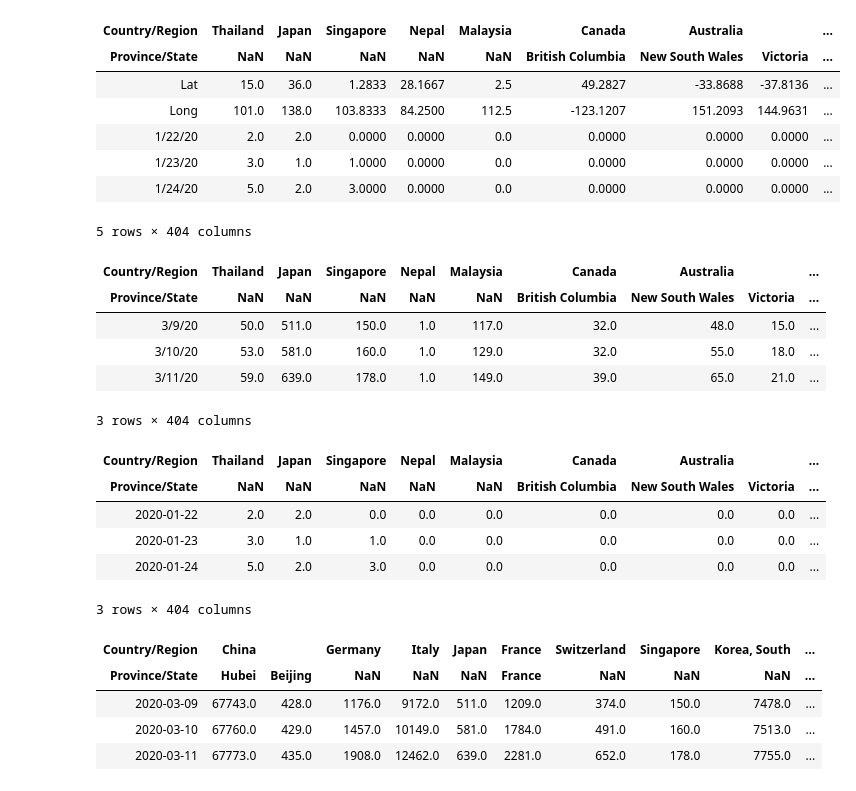
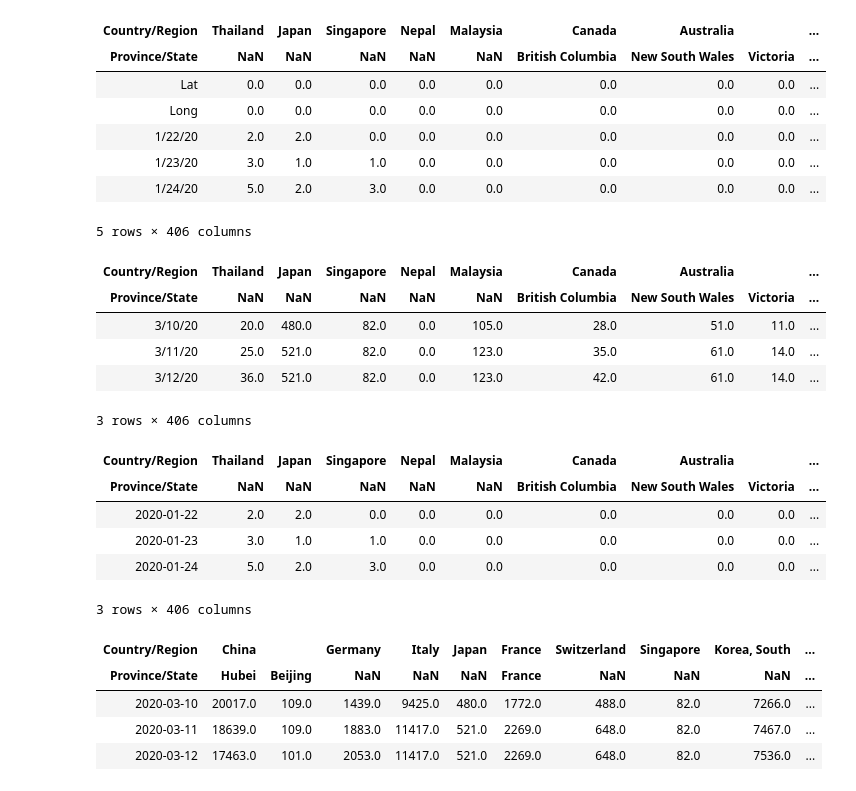
Before and after one commit to matsim-vsp/COVID-19, a Jupyter notebook: csse_covid_19_data/csse_covid_19_time_series/Untitled.ipynb, the cells around one changed output. Cells and saved outputs as stored; diff of their text form; code cells hidden in the pictures.

```diff
--- a/csse_covid_19_data/csse_covid_19_time_series/Untitled.ipynb
+++ b/csse_covid_19_data/csse_covid_19_time_series/Untitled.ipynb
@@ -3,3 +3,7 @@ import pandas as pd
 import matplotlib.pyplot as plt
 import numpy as np
 from cycler import cycler
+# %%
+rr = pd.read_csv('time_series_19-covid-Recovered.csv', sep=',')
+rr2 = rr.set_index(['Country/Region','Province/State'])
+rr2.head(3)
@@ -24,0 +31,3 @@ df2b.head(5)
+# %%
+dfX = df2-rr2
+dfX.head(3)
@@ -25,16 +41,18 @@ df2b.head(5)
 # %%
+#remove spurious last column:
+df2b = dfX.loc[:, ~df2.columns.str.contains('^Unnamed')]
 # transpose:
 df3 = df2b.T
 df3.head(5)
 # %% [output]
 | Country/Region | Thailand | Japan | Singapore | Nepal | Malaysia | Canada | Australia |  | ... |
 | Province/State | NaN | NaN | NaN | NaN | NaN | British Columbia | New South Wales | Victoria | ... |
-| Lat | 15.0 | 36.0 | 1.2833 | 28.1667 | 2.5 | 49.2827 | -33.8688 | -37.8136 | ... |
-| Long | 101.0 | 138.0 | 103.8333 | 84.2500 | 112.5 | -123.1207 | 151.2093 | 144.9631 | ... |
-| 1/22/20 | 2.0 | 2.0 | 0.0000 | 0.0000 | 0.0 | 0.0000 | 0.0000 | 0.0000 | ... |
-| 1/23/20 | 3.0 | 1.0 | 1.0000 | 0.0000 | 0.0 | 0.0000 | 0.0000 | 0.0000 | ... |
-| 1/24/20 | 5.0 | 2.0 | 3.0000 | 0.0000 | 0.0 | 0.0000 | 0.0000 | 0.0000 | ... |
+| Lat | 0.0 | 0.0 | 0.0 | 0.0 | 0.0 | 0.0 | 0.0 | 0.0 | ... |
+| Long | 0.0 | 0.0 | 0.0 | 0.0 | 0.0 | 0.0 | 0.0 | 0.0 | ... |
+| 1/22/20 | 2.0 | 2.0 | 0.0 | 0.0 | 0.0 | 0.0 | 0.0 | 0.0 | ... |
+| 1/23/20 | 3.0 | 1.0 | 1.0 | 0.0 | 0.0 | 0.0 | 0.0 | 0.0 | ... |
+| 1/24/20 | 5.0 | 2.0 | 3.0 | 0.0 | 0.0 | 0.0 | 0.0 | 0.0 | ... |
-5 rows × 404 columns
+5 rows × 406 columns
 # %%
 # remove Lat/Long rows
 df4 = df3.drop(['Lat','Long'])
@@ -42,10 +60,10 @@ df4.tail(3)
 # %% [output]
 | Country/Region | Thailand | Japan | Singapore | Nepal | Malaysia | Canada | Australia |  | ... |
 | Province/State | NaN | NaN | NaN | NaN | NaN | British Columbia | New South Wales | Victoria | ... |
-| 3/9/20 | 50.0 | 511.0 | 150.0 | 1.0 | 117.0 | 32.0 | 48.0 | 15.0 | ... |
-| 3/10/20 | 53.0 | 581.0 | 160.0 | 1.0 | 129.0 | 32.0 | 55.0 | 18.0 | ... |
-| 3/11/20 | 59.0 | 639.0 | 178.0 | 1.0 | 149.0 | 39.0 | 65.0 | 21.0 | ... |
+| 3/10/20 | 20.0 | 480.0 | 82.0 | 0.0 | 105.0 | 28.0 | 51.0 | 11.0 | ... |
+| 3/11/20 | 25.0 | 521.0 | 82.0 | 0.0 | 123.0 | 35.0 | 61.0 | 14.0 | ... |
+| 3/12/20 | 36.0 | 521.0 | 82.0 | 0.0 | 123.0 | 42.0 | 61.0 | 14.0 | ... |
-3 rows × 404 columns
+3 rows × 406 columns
 # %%
 # convert index to dateTime:
 df4.index = pd.DatetimeIndex(df4.index)
@@ -56,7 +74,7 @@ df4.head(3)
 | 2020-01-22 | 2.0 | 2.0 | 0.0 | 0.0 | 0.0 | 0.0 | 0.0 | 0.0 | ... |
 | 2020-01-23 | 3.0 | 1.0 | 1.0 | 0.0 | 0.0 | 0.0 | 0.0 | 0.0 | ... |
 | 2020-01-24 | 5.0 | 2.0 | 3.0 | 0.0 | 0.0 | 0.0 | 0.0 | 0.0 | ... |
-3 rows × 404 columns
+3 rows × 406 columns
 # %%
 # extract regions we are interested in:
 df6 = df4.loc[:,[
@@ -75,9 +93,9 @@ df6.tail(3)
 # %% [output]
 | Country/Region | China |  | Germany | Italy | Japan | France | Switzerland | Singapore | Korea, South | ... |
 | Province/State | Hubei | Beijing | NaN | NaN | NaN | France | NaN | NaN | NaN | ... |
-| 2020-03-09 | 67743.0 | 428.0 | 1176.0 | 9172.0 | 511.0 | 1209.0 | 374.0 | 150.0 | 7478.0 | ... |
-| 2020-03-10 | 67760.0 | 429.0 | 1457.0 | 10149.0 | 581.0 | 1784.0 | 491.0 | 160.0 | 7513.0 | ... |
-| 2020-03-11 | 67773.0 | 435.0 | 1908.0 | 12462.0 | 639.0 | 2281.0 | 652.0 | 178.0 | 7755.0 | ... |
+| 2020-03-10 | 20017.0 | 109.0 | 1439.0 | 9425.0 | 480.0 | 1772.0 | 488.0 | 82.0 | 7266.0 | ... |
+| 2020-03-11 | 18639.0 | 109.0 | 1883.0 | 11417.0 | 521.0 | 2269.0 | 648.0 | 82.0 | 7467.0 | ... |
+| 2020-03-12 | 17463.0 | 101.0 | 2053.0 | 11417.0 | 521.0 | 2269.0 | 648.0 | 82.0 | 7536.0 | ... |
 # %%
 # divide by population density.  first had this via separate csv files,
 # but the "countries" are not stable in the upstream data
```
Also changed, not shown: parts of 9 cells of this notebook.
